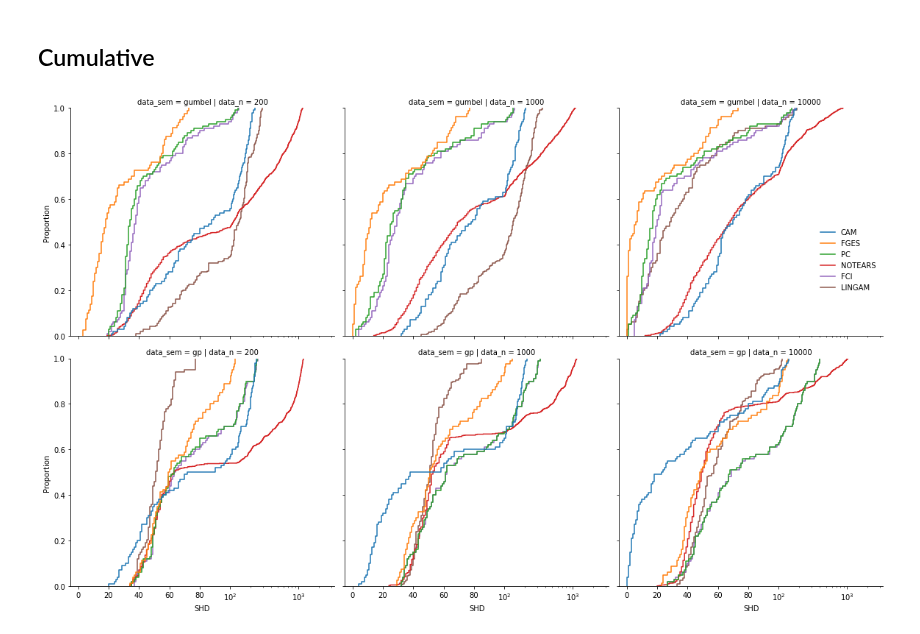
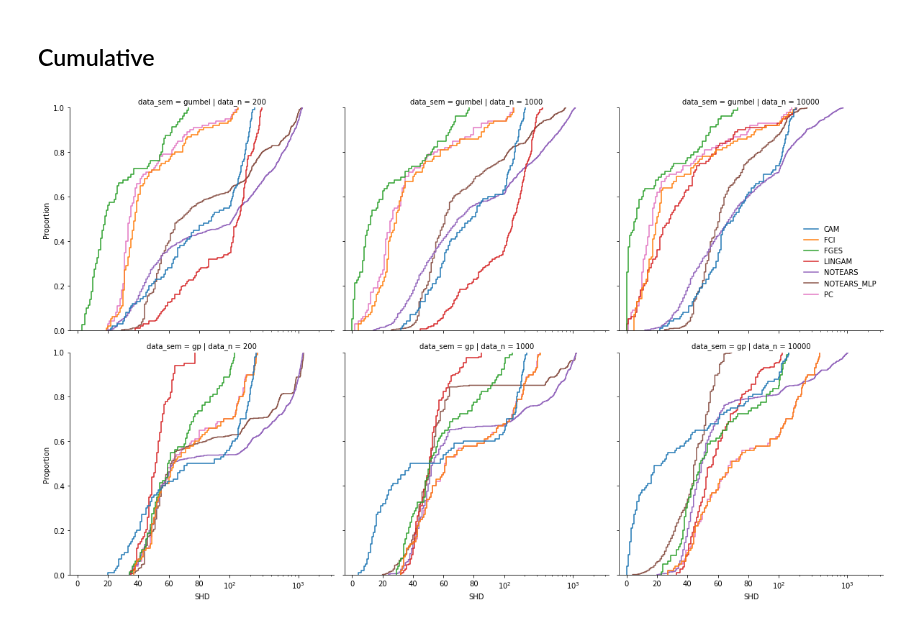
Before and after one commit to misoc-mml/hyperparams-causal-discovery, a Jupyter notebook: hyperparams/hyperparam_10k.ipynb, the cells around one changed output. Saved outputs shown, nothing was run; the diff lists cells and outputs as text; code cells hidden in the pictures.

```diff
--- a/hyperparams/hyperparam_10k.ipynb
+++ b/hyperparams/hyperparam_10k.ipynb
@@ -9,7 +9,7 @@ bench_10k = pd.read_csv('./results/sim/10k/joint_benchmarks.csv', index_col=0)
 bench_all = pd.concat([bench_std, bench_10k], axis=0, join='inner')
 bench_all = bench_all.reset_index()
 
-algs = ['CAM', 'FCI', 'FGES', 'PC', 'LINGAM', 'NOTEARS']
+algs = ['CAM', 'FCI', 'FGES', 'PC', 'LINGAM', 'NOTEARS', 'NOTEARS_MLP']
 algs.sort()
 # %% [markdown]
 ## Oracle
@@ -152,18 +152,18 @@ plt.savefig('./plots/10k/10k_h_box_vert.pdf', dpi=1000)
 # %%
 gt = 'er'
 p = 50
 d = 1
 df_case = df.loc[(df['graph_type'] == gt) & (df['graph_p'] == p) & (df['graph_d'] == d) & (df['id'].isin(algs))]
 
-g = sns.displot(data=df_case, x='SHD_pattern', hue='id', row='data_sem', col='data_n', kind='ecdf')
+g = sns.displot(data=df_case, x='SHD_pattern', hue='id', row='data_sem', hue_order=algs, col='data_n', kind='ecdf')
 g.set(xlabel='SHD')
 sns.move_legend(g, 'upper right', bbox_to_anchor=(.99, .75), title='')
 
 plt.xscale('symlog', linthresh=1e2, linscale=2.0, subs=[2, 3, 4, 5, 6, 7, 8, 9])
 plt.xlim(-5, 1e4/3)
 plt.xticks([0, 20, 40, 60, 80, 1e2, 1e3], labels=[0, 20, 40, 60, 80, '$10^2$', '$10^3$'])
 
 plt.tight_layout()
 plt.savefig('./plots/10k/10k_h_ecdf.pdf', dpi=1000)
 # %% [output]
-[figure, old version]
+[figure, new version]
```
Also changed, not shown: parts of 3 cells of this notebook, 4 other files.
